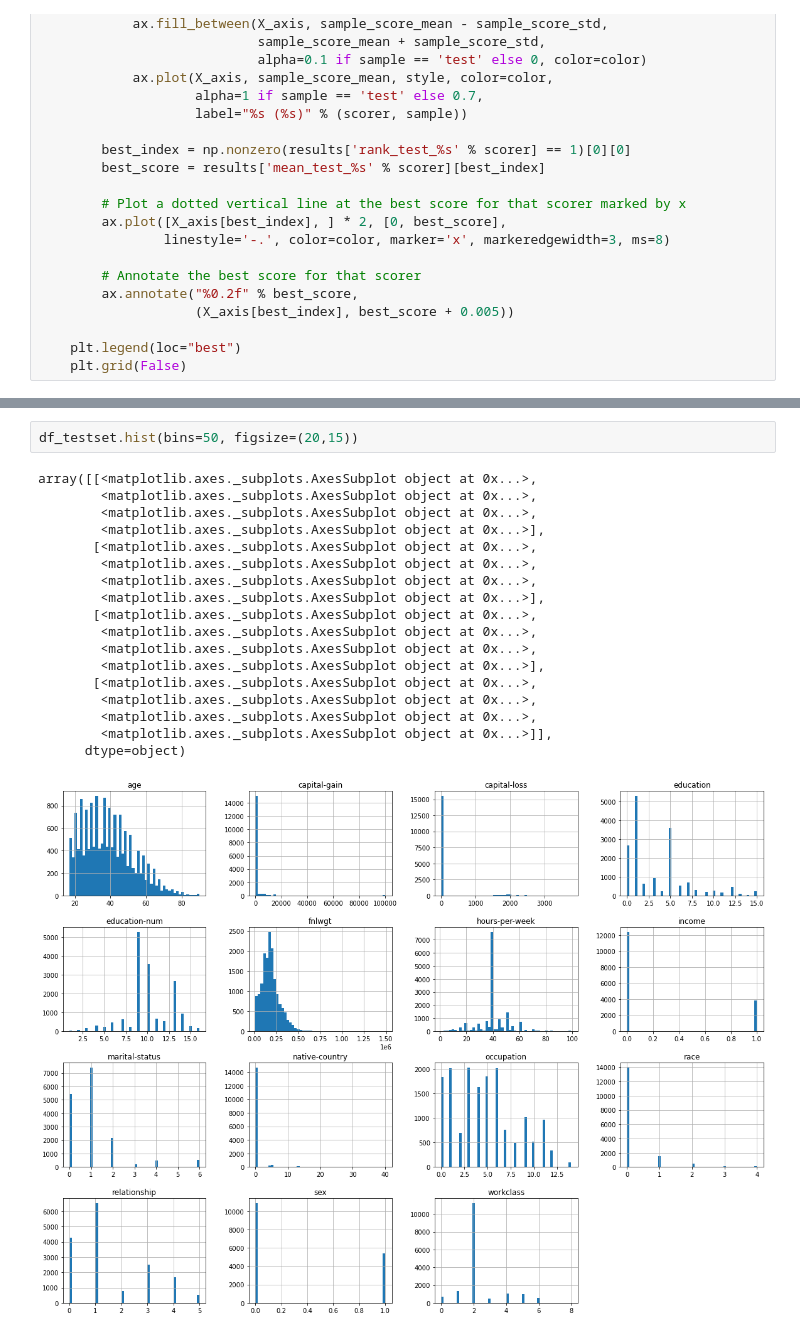
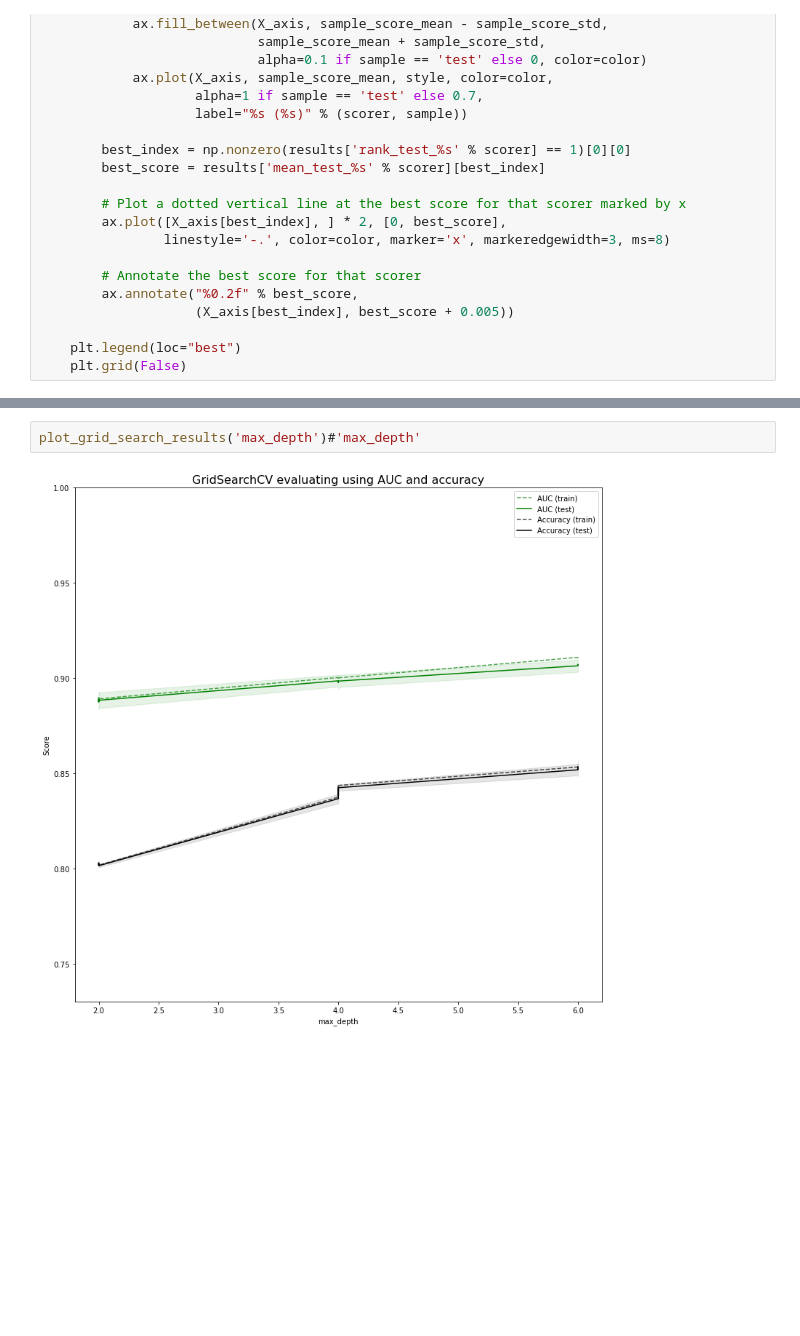
Before and after one commit to lizamaria/predict_income_US_rfc, a Jupyter notebook: Challenge.ipynb, the cells around one changed output, grey strips where cells are left out. Drawn from its saved outputs; the diff is of its cells as text; blank space fills up the shorter version.

```diff
--- a/Challenge.ipynb
+++ b/Challenge.ipynb
@@ -284,21 +294,4 @@ memory usage: 1.9 MB
-# %%
-df_testset.hist(bins=50, figsize=(20,15))
-# %% [output]
-array([[<matplotlib.axes._subplots.AxesSubplot object at 0x...>,
-        <matplotlib.axes._subplots.AxesSubplot object at 0x...>,
-        <matplotlib.axes._subplots.AxesSubplot object at 0x...>,
-        <matplotlib.axes._subplots.AxesSubplot object at 0x...>],
-       [<matplotlib.axes._subplots.AxesSubplot object at 0x...>,
-        <matplotlib.axes._subplots.AxesSubplot object at 0x...>,
-        <matplotlib.axes._subplots.AxesSubplot object at 0x...>,
-        <matplotlib.axes._subplots.AxesSubplot object at 0x...>],
-       [<matplotlib.axes._subplots.AxesSubplot object at 0x...>,
-        <matplotlib.axes._subplots.AxesSubplot object at 0x...>,
-        <matplotlib.axes._subplots.AxesSubplot object at 0x...>,
-        <matplotlib.axes._subplots.AxesSubplot object at 0x...>],
-       [<matplotlib.axes._subplots.AxesSubplot object at 0x...>,
-        <matplotlib.axes._subplots.AxesSubplot object at 0x...>,
-        <matplotlib.axes._subplots.AxesSubplot object at 0x...>,
-        <matplotlib.axes._subplots.AxesSubplot object at 0x...>]],
-      dtype=object)
-[figure, removed]
+# %%
+plot_grid_search_results('max_depth')#'max_depth'
+# %% [output]
+[figure, added]
```
Also changed, not shown: parts of 11 cells of this notebook.
